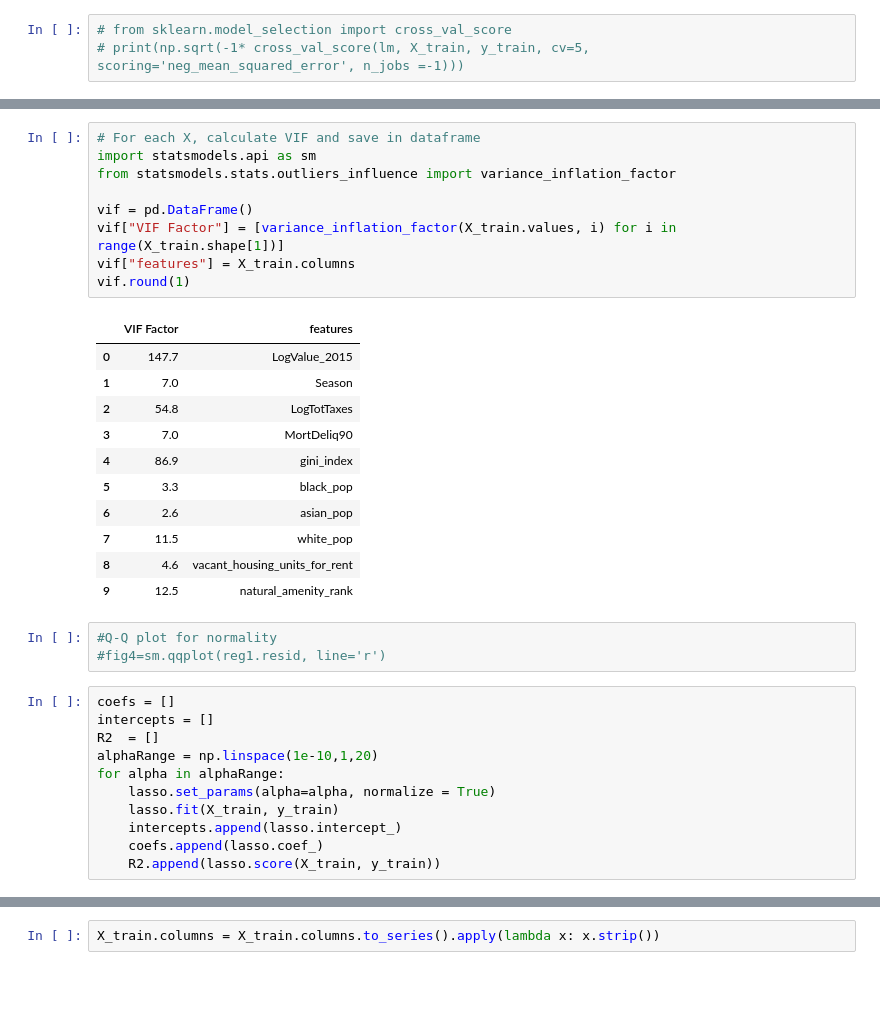
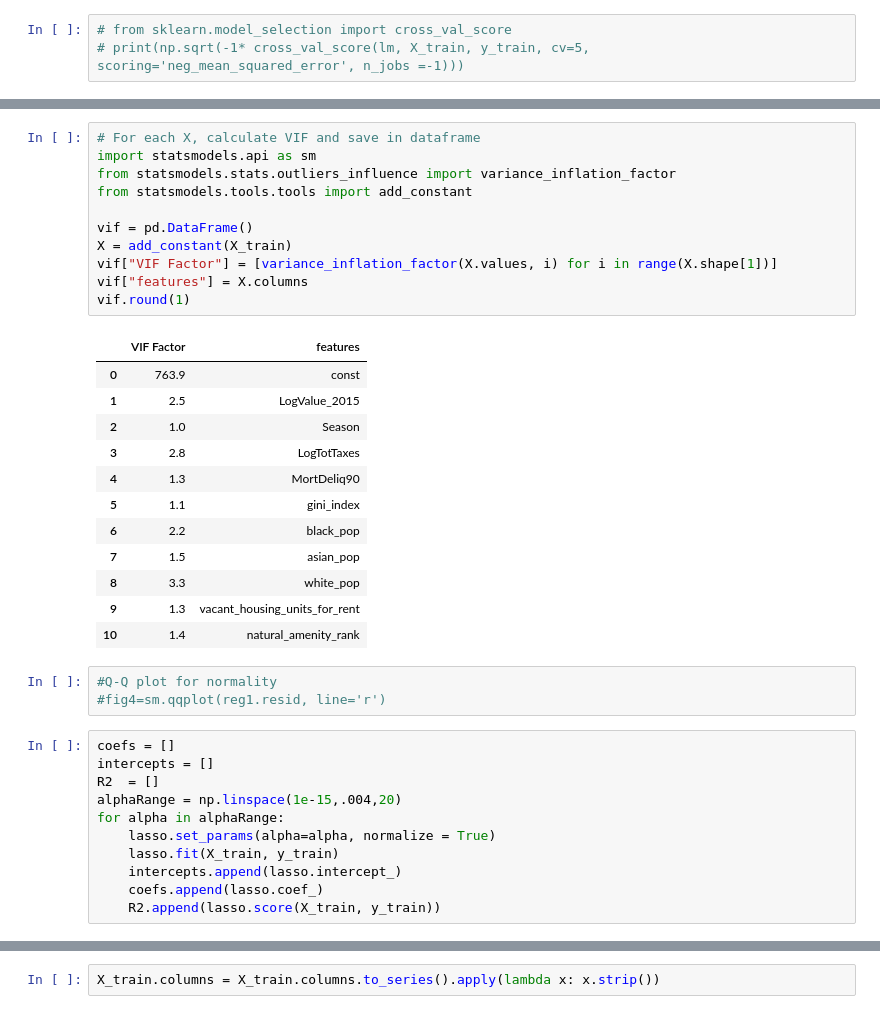
Before and after one commit to isa-adl/ZillowRent_capstone, a Jupyter notebook: Regression Model.ipynb, the cells around one changed output, grey strips where cells are left out. Drawn from its saved outputs; the diff is of its cells as text; blank space fills up the shorter version.

```diff
--- a/Regression Model.ipynb
+++ b/Regression Model.ipynb
@@ -201,24 +315,27 @@ lasso.score(X_test, y_test)
 # %%
 # For each X, calculate VIF and save in dataframe
 import statsmodels.api as sm
 from statsmodels.stats.outliers_influence import variance_inflation_factor
+from statsmodels.tools.tools import add_constant
 
 vif = pd.DataFrame()
-vif["VIF Factor"] = [variance_inflation_factor(X_train.values, i) for i in range(X_train.shape[1])]
-vif["features"] = X_train.columns
+X = add_constant(X_train)
+vif["VIF Factor"] = [variance_inflation_factor(X.values, i) for i in range(X.shape[1])]
+vif["features"] = X.columns
 vif.round(1)
 # %% [output]
 |  | VIF Factor | features |
-| 0 | 147.7 | LogValue_2015 |
-| 1 | 7.0 | Season |
-| 2 | 54.8 | LogTotTaxes |
-| 3 | 7.0 | MortDeliq90 |
-| 4 | 86.9 | gini_index |
-| 5 | 3.3 | black_pop |
-| 6 | 2.6 | asian_pop |
-| 7 | 11.5 | white_pop |
-| 8 | 4.6 | vacant_housing_units_for_rent |
-| 9 | 12.5 | natural_amenity_rank |
+| 0 | 763.9 | const |
+| 1 | 2.5 | LogValue_2015 |
+| 2 | 1.0 | Season |
+| 3 | 2.8 | LogTotTaxes |
+| 4 | 1.3 | MortDeliq90 |
+| 5 | 1.1 | gini_index |
+| 6 | 2.2 | black_pop |
+| 7 | 1.5 | asian_pop |
+| 8 | 3.3 | white_pop |
+| 9 | 1.3 | vacant_housing_units_for_rent |
+| 10 | 1.4 | natural_amenity_rank |
 # %%
 #Q-Q plot for normality
 #fig4=sm.qqplot(reg1.resid, line='r')
@@ -226,7 +343,7 @@ vif.round(1)
 coefs = []
 intercepts = []
 R2  = []
-alphaRange = np.linspace(1e-10,1,20)
+alphaRange = np.linspace(1e-15,.004,20)
 for alpha in alphaRange:
     lasso.set_params(alpha=alpha, normalize = True)
     lasso.fit(X_train, y_train)
```
Also changed, not shown: parts of 63 cells of this notebook, 2 other files.
